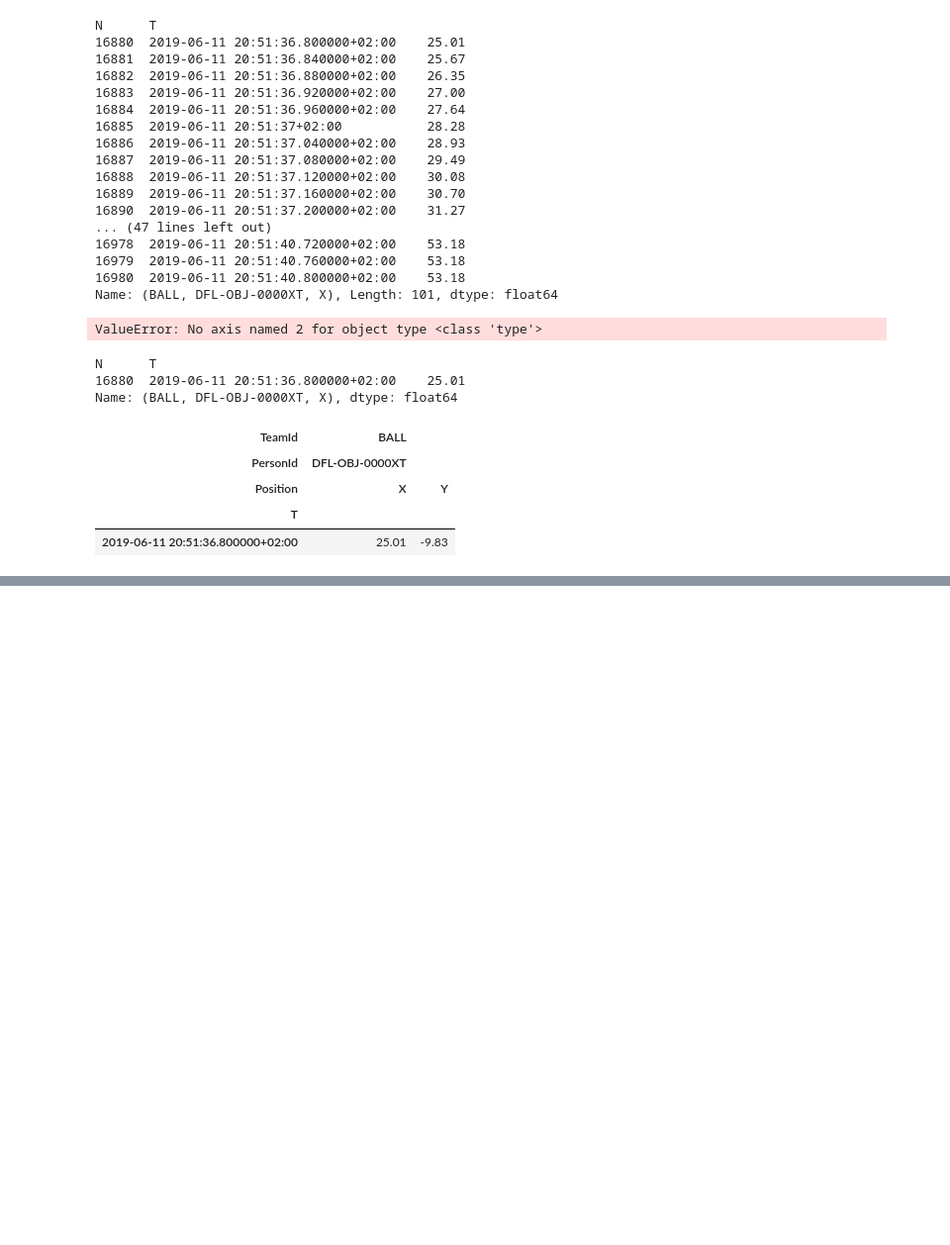
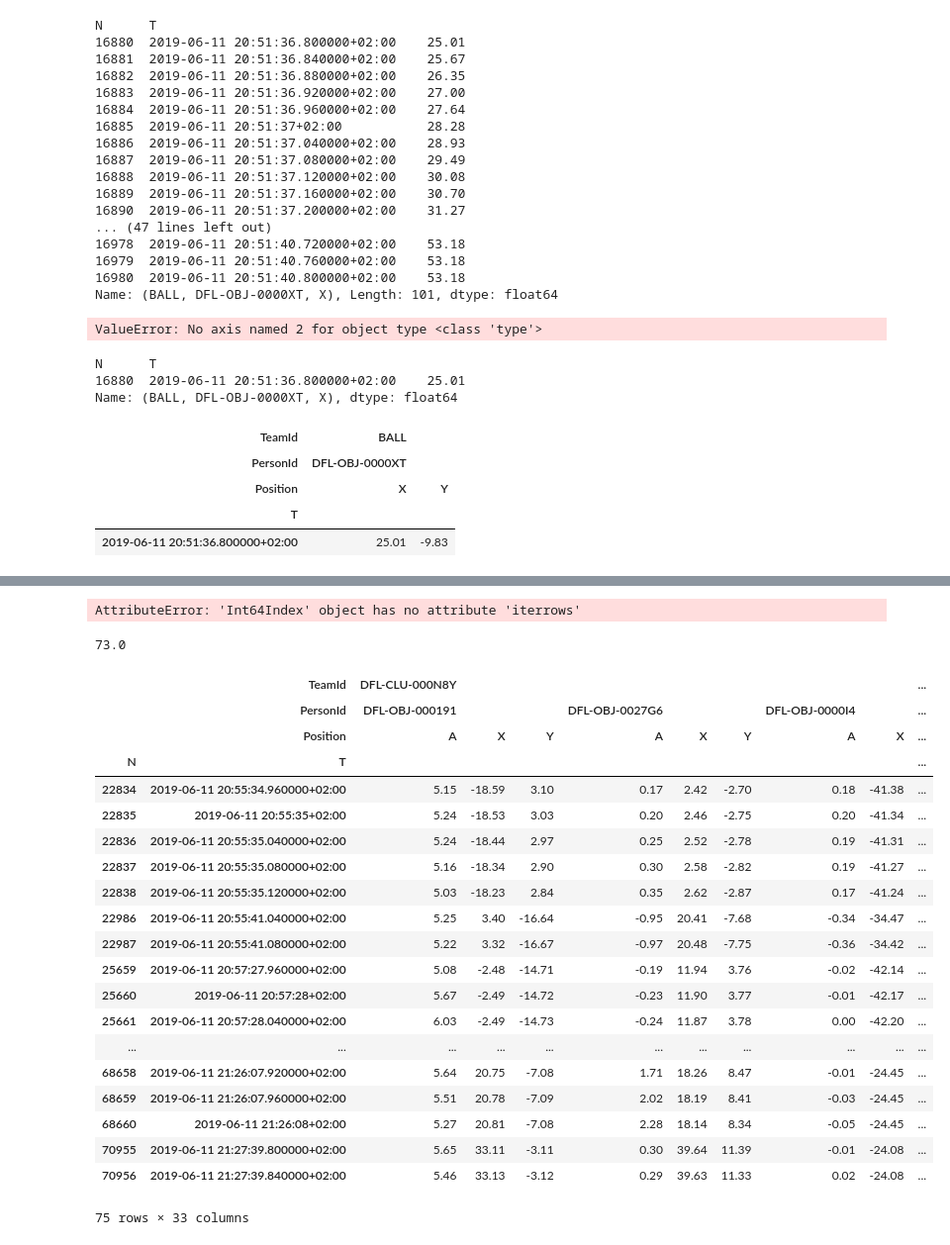
Before and after one commit to Deutscher-Fussball-Bund/Qualit-tsindex, a Jupyter notebook: Test.ipynb, the cells around one changed output, grey strips where cells are left out. Shown at 99% size. Drawn from its saved outputs; the diff is of its cells as text; code cells hidden in the pictures; blank space fills up the shorter version.

```diff
--- a/Test.ipynb
+++ b/Test.ipynb
@@ -1378,0 +1432,14 @@ cr
+# %%
+columns = ["X","Y","A"]
+Germany_id='DFL-CLU-000N8Y'
+playerid='DFL-OBJ-000191'
+Germany = positions.loc[
+    # index (rows) - start:end
+    :,
+    # columns
+    (
+        Germany_id, # team level
+        slice(None),   # player level
+        columns    # position level
+    )
+]
@@ -1378,0 +1470,8 @@ cr
+# %%
+startframe=[]
+endframe=[]
+for row,index in dfa.index.get_level_values('N').iterrows():
+    startframe.append(dfa.index.get_level_values('N'))
+    endframe.append(dfa.index.get_level_values('N')[next(row)])
+# %% [output]
+AttributeError: 'Int64Index' object has no attribute 'iterrows'
@@ -1378,0 +1493,28 @@ cr
+# %%
+float(dfa.count()-2)
+# %% [output]
+73.0
+# %%
+Germany[Germany[Germany_id,'DFL-OBJ-000191','A']>5]
+# %% [output]
+|  | TeamId | DFL-CLU-000N8Y |  |  |  |  |  |  |  | ... |
+|  | PersonId | DFL-OBJ-000191 |  |  | DFL-OBJ-0027G6 |  |  | DFL-OBJ-0000I4 |  | ... |
+|  | Position | A | X | Y | A | X | Y | A | X | ... |
+| N | T |  |  |  |  |  |  |  |  | ... |
+| 22834 | 2019-06-11 20:55:34.960000+02:00 | 5.15 | -18.59 | 3.10 | 0.17 | 2.42 | -2.70 | 0.18 | -41.38 | ... |
+| 22835 | 2019-06-11 20:55:35+02:00 | 5.24 | -18.53 | 3.03 | 0.20 | 2.46 | -2.75 | 0.20 | -41.34 | ... |
+| 22836 | 2019-06-11 20:55:35.040000+02:00 | 5.24 | -18.44 | 2.97 | 0.25 | 2.52 | -2.78 | 0.19 | -41.31 | ... |
+| 22837 | 2019-06-11 20:55:35.080000+02:00 | 5.16 | -18.34 | 2.90 | 0.30 | 2.58 | -2.82 | 0.19 | -41.27 | ... |
+| 22838 | 2019-06-11 20:55:35.120000+02:00 | 5.03 | -18.23 | 2.84 | 0.35 | 2.62 | -2.87 | 0.17 | -41.24 | ... |
+| 22986 | 2019-06-11 20:55:41.040000+02:00 | 5.25 | 3.40 | -16.64 | -0.95 | 20.41 | -7.68 | -0.34 | -34.47 | ... |
+| 22987 | 2019-06-11 20:55:41.080000+02:00 | 5.22 | 3.32 | -16.67 | -0.97 | 20.48 | -7.75 | -0.36 | -34.42 | ... |
+| 25659 | 2019-06-11 20:57:27.960000+02:00 | 5.08 | -2.48 | -14.71 | -0.19 | 11.94 | 3.76 | -0.02 | -42.14 | ... |
+| 25660 | 2019-06-11 20:57:28+02:00 | 5.67 | -2.49 | -14.72 | -0.23 | 11.90 | 3.77 | -0.01 | -42.17 | ... |
+| 25661 | 2019-06-11 20:57:28.040000+02:00 | 6.03 | -2.49 | -14.73 | -0.24 | 11.87 | 3.78 | 0.00 | -42.20 | ... |
+| ... | ... | ... | ... | ... | ... | ... | ... | ... | ... | ... |
+| 68658 | 2019-06-11 21:26:07.920000+02:00 | 5.64 | 20.75 | -7.08 | 1.71 | 18.26 | 8.47 | -0.01 | -24.45 | ... |
+| 68659 | 2019-06-11 21:26:07.960000+02:00 | 5.51 | 20.78 | -7.09 | 2.02 | 18.19 | 8.41 | -0.03 | -24.45 | ... |
+| 68660 | 2019-06-11 21:26:08+02:00 | 5.27 | 20.81 | -7.08 | 2.28 | 18.14 | 8.34 | -0.05 | -24.45 | ... |
+| 70955 | 2019-06-11 21:27:39.800000+02:00 | 5.65 | 33.11 | -3.11 | 0.30 | 39.64 | 11.39 | -0.01 | -24.08 | ... |
+| 70956 | 2019-06-11 21:27:39.840000+02:00 | 5.46 | 33.13 | -3.12 | 0.29 | 39.63 | 11.33 | 0.02 | -24.08 | ... |
+75 rows × 33 columns
```
Also changed, not shown: parts of 25 cells of this notebook, 3 other files.
